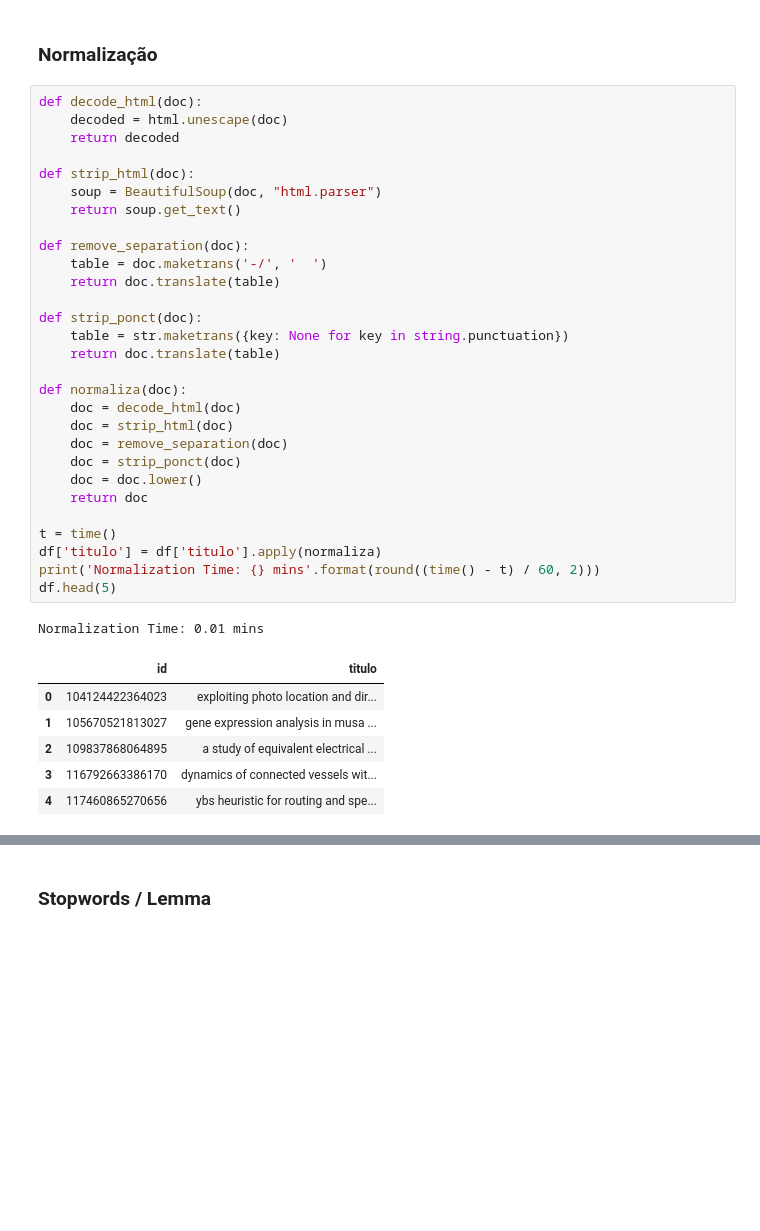
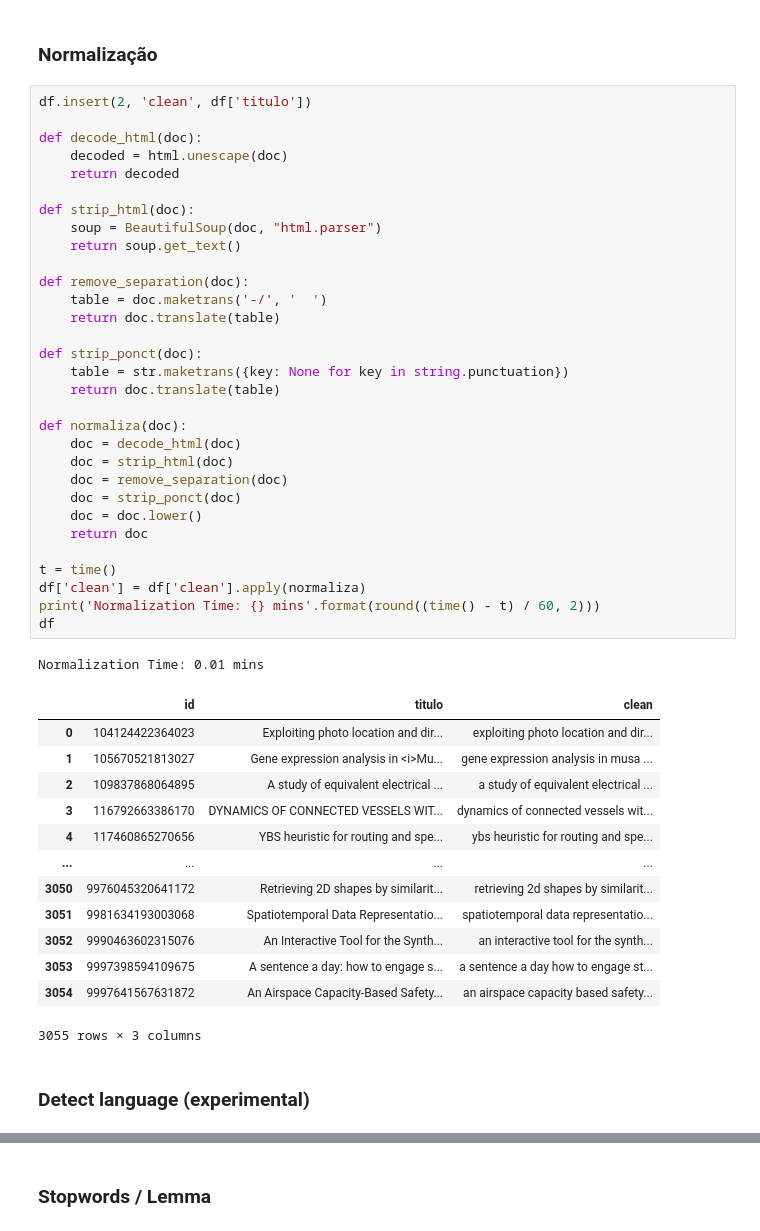
Before and after one commit to ufsj-labPi/cluwords-lattes, a Jupyter notebook: pre-process.ipynb, the cells around one changed output, grey strips where cells are left out. Cells and saved outputs as stored; diff of their text form; blank space fills up the shorter version.

```diff
--- a/pre-process.ipynb
+++ b/pre-process.ipynb
@@ -77,39 +84,50 @@ print('{} docs shape [SELECT_YEAR]'.format(df.shape))
 # %% [markdown]
 ### Normalização
 # %%
+df.insert(2, 'clean', df['titulo'])
+
 def decode_html(doc):
     decoded = html.unescape(doc)
     return decoded
 
 def strip_html(doc):
     soup = BeautifulSoup(doc, "html.parser")
     return soup.get_text()
 
 def remove_separation(doc):
     table = doc.maketrans('-/', '  ')
     return doc.translate(table)
 
 def strip_ponct(doc):
     table = str.maketrans({key: None for key in string.punctuation})
     return doc.translate(table)
 
 def normaliza(doc):
     doc = decode_html(doc)
     doc = strip_html(doc)
     doc = remove_separation(doc)
     doc = strip_ponct(doc)
     doc = doc.lower()
     return doc
 
 t = time()
-df['titulo'] = df['titulo'].apply(normaliza)
+df['clean'] = df['clean'].apply(normaliza)
 print('Normalization Time: {} mins'.format(round((time() - t) / 60, 2)))
-df.head(5)
+df
 # %% [output]
 Normalization Time: 0.01 mins
-|  | id | titulo |
-| 0 | 104124422364023 | exploiting photo location and dir... |
-| 1 | 105670521813027 | gene expression analysis in musa ... |
-| 2 | 109837868064895 | a study of equivalent electrical ... |
-| 3 | 116792663386170 | dynamics of connected vessels wit... |
-| 4 | 117460865270656 | ybs heuristic for routing and spe... |
+|  | id | titulo | clean |
+| 0 | 104124422364023 | Exploiting photo location and dir... | exploiting photo location and dir... |
+| 1 | 105670521813027 | Gene expression analysis in <i>Mu... | gene expression analysis in musa ... |
+| 2 | 109837868064895 | A study of equivalent electrical ... | a study of equivalent electrical ... |
+| 3 | 116792663386170 | DYNAMICS OF CONNECTED VESSELS WIT... | dynamics of connected vessels wit... |
+| 4 | 117460865270656 | YBS heuristic for routing and spe... | ybs heuristic for routing and spe... |
+| ... | ... | ... | ... |
+| 3050 | 9976045320641172 | Retrieving 2D shapes by similarit... | retrieving 2d shapes by similarit... |
+| 3051 | 9981634193003068 | Spatiotemporal Data Representatio... | spatiotemporal data representatio... |
+| 3052 | 9990463602315076 | An Interactive Tool for the Synth... | an interactive tool for the synth... |
+| 3053 | 9997398594109675 | A sentence a day: how to engage s... | a sentence a day how to engage st... |
+| 3054 | 9997641567631872 | An Airspace Capacity-Based Safety... | an airspace capacity based safety... |
+3055 rows × 3 columns
+# %% [markdown]
+### Detect language (experimental)
```
Also changed, not shown: parts of 6 cells of this notebook, 12 other files.
